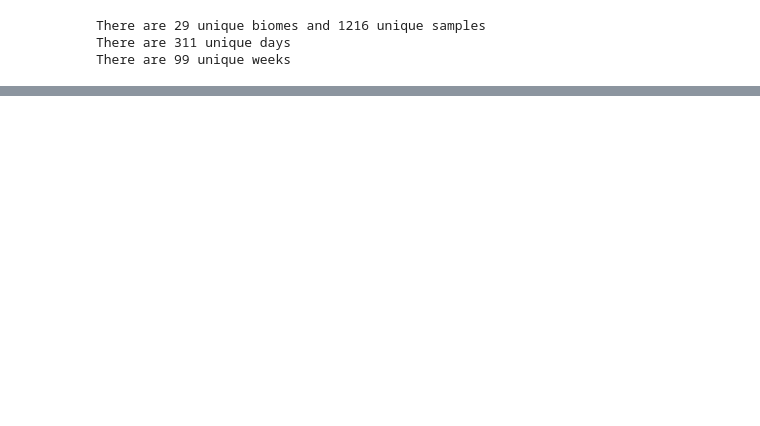
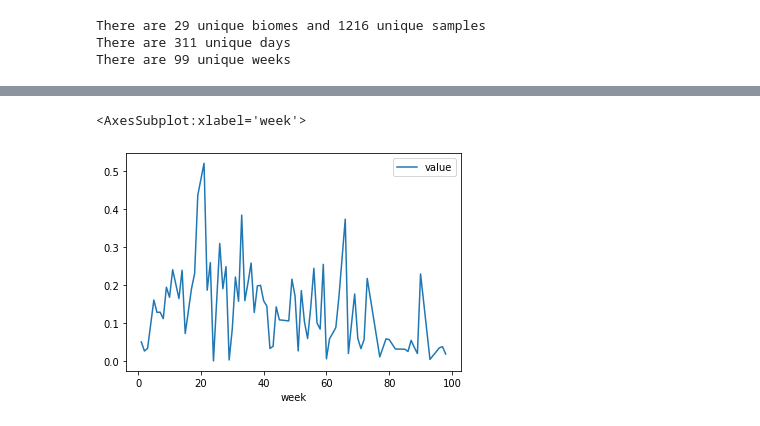
Before and after one commit to zeroknowledgediscovery/qbiome, a Jupyter notebook: examples/data_formatter.ipynb, the cells around one changed output, grey strips where cells are left out. Drawn from its saved outputs; the diff is of its cells as text; code cells hidden in the pictures; blank space fills up the shorter version.

```diff
--- a/examples/data_formatter.ipynb
+++ b/examples/data_formatter.ipynb
@@ -125,0 +140,2 @@ data_qnet.head()
+# %%
+data_plot = formatter.melt_into_plot_format(data_qnet)
@@ -125,0 +151,3 @@ data_qnet.head()
+# %%
+avg = data_plot.drop(columns='sample_id').groupby(
+    by=['variable', 'week']).mean().reset_index()
@@ -125,0 +163,5 @@ data_qnet.head()
+# %%
+avg[avg.variable == 'Actinobacteriota'].plot(x='week', y='value')
+# %% [output]
+<AxesSubplot:xlabel='week'>
+[figure, added]
```
Also changed, not shown: parts of 7 cells of this notebook, 1 other file.
